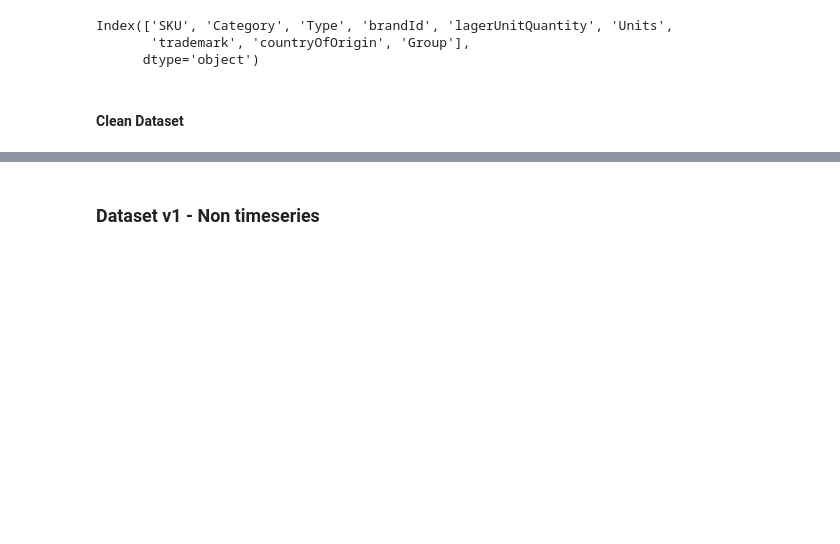
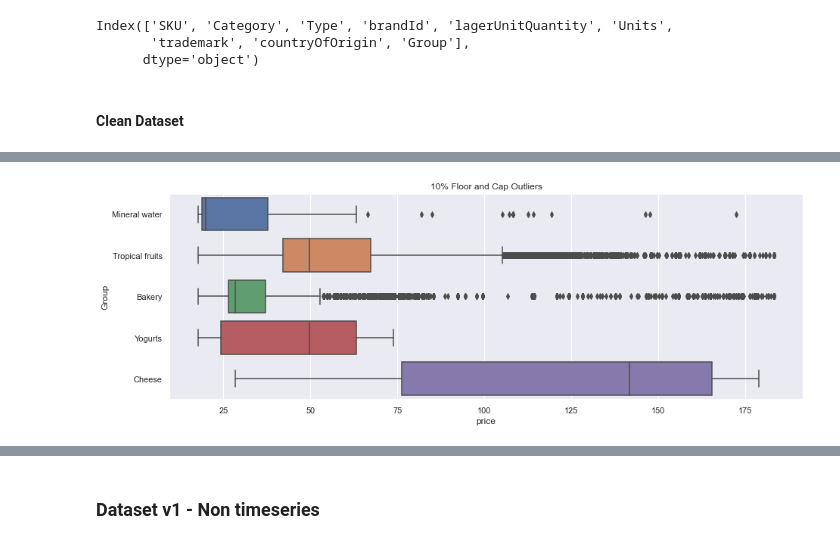
Before and after one commit to abroniewski/predicting-grocery-sales, a Jupyter notebook: src/generate_sales_subset.ipynb, the cells around one changed output, grey strips where cells are left out. Saved outputs shown, nothing was run; the diff lists cells and outputs as text; code cells hidden in the pictures; blank space fills up the shorter version.

```diff
--- a/src/generate_sales_subset.ipynb
+++ b/src/generate_sales_subset.ipynb
@@ -41,0 +133,9 @@ sales = sales.drop(labels='sales', axis='columns')
+# %%
+df_nts_out_floor_cap = df_nts
+df_nts_outliers = df_nts["price"]
+
+df_nts_bottom = df_nts_outliers.quantile(0.10)
+df_nts_top = df_nts_outliers.quantile(0.90)
+
+df_nts_out_floor_cap = df_nts_outliers[~((df_nts_outliers < df_nts_bottom) | (df_nts_outliers > df_nts_top))]
+print((len(df_nts)-len(df_nts_out_floor_cap))/len(df_nts))
@@ -41,0 +148,4 @@ sales = sales.drop(labels='sales', axis='columns')
+# %%
+ax = sns.boxplot(x="price", y="Group", data=df_nts.loc[df_nts_out_floor_cap.index, :], orient="h").set(title='10% Floor and Cap Outliers')
+# %% [output]
+[figure, added]
```
Also changed, not shown: parts of 23 cells of this notebook.
